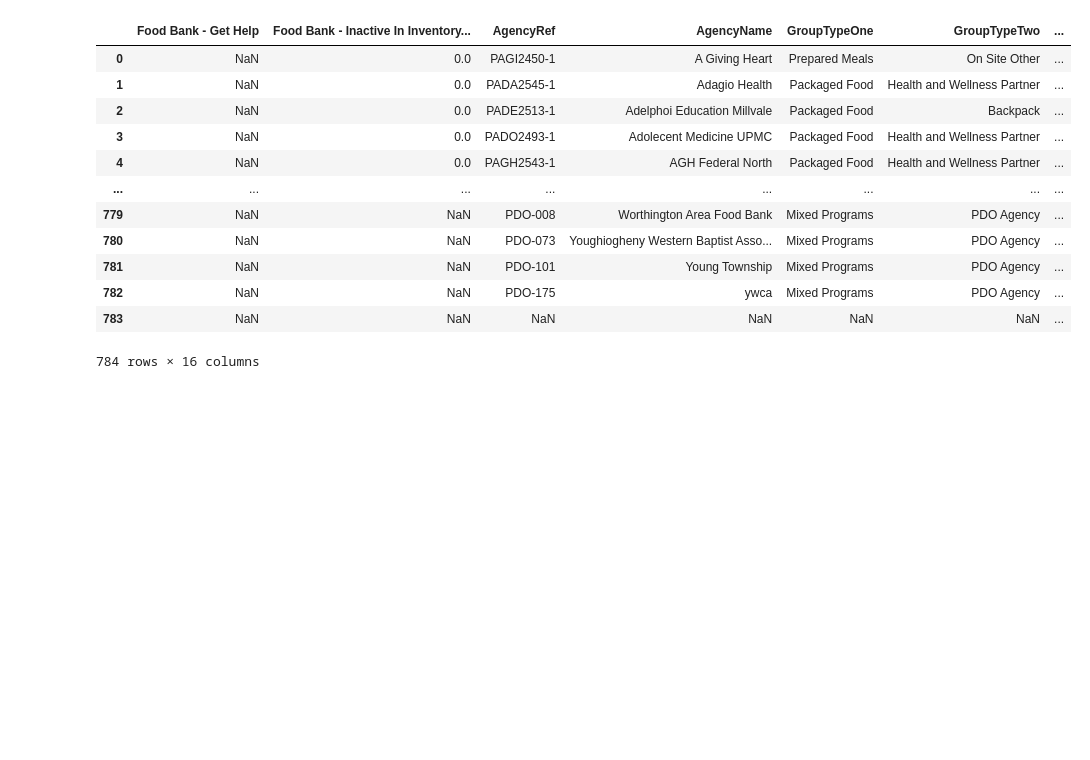
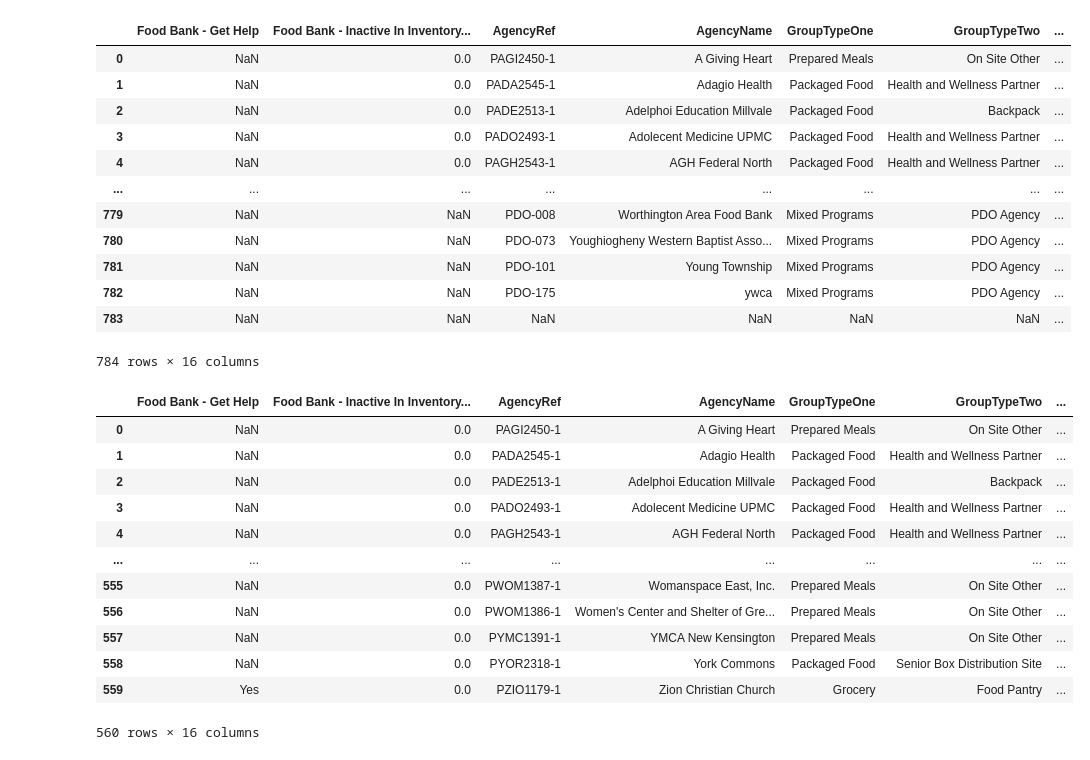
Before and after one commit to CodeForPittsburgh/food-access-map-data, a Jupyter notebook: notebooks/Greater_Pittsburgh_Community_Food_Bank.ipynb, the cells around one changed output. Cells and saved outputs as stored; diff of their text form; code cells hidden in the pictures; blank space fills up the shorter version.

```diff
--- a/notebooks/Greater_Pittsburgh_Community_Food_Bank.ipynb
+++ b/notebooks/Greater_Pittsburgh_Community_Food_Bank.ipynb
@@ -54,0 +33,43 @@ df['source_file'] = os.path.basename(in_path)
+# %%
+# Drop that one empty row at the end
+df = df[df['AgencyRef'].notna()]
+
+# Keep only active sites
+df = df[df['Food Bank - Inactive In Inventory System'] == 0] # what about all the blanks?
+
+# Assign some columns to schema fields
+df['original_id'] = df['AgencyRef']
+df['name'] = df['AgencyName']
+
+
+# Set some fields directly
+df['source_org'] = 'Greater Pittsburgh Community Food Bank'
+df['source_file'] = os.path.basename(in_path)
+df['type'] = 'food bank site'
+df['latlng_source'] = df['source_org']
+df['free_distribution'] = 1
+
+# Set the fresh_produce flag
+df['GroupTypes'] = df['GroupTypeOne'] + df['GroupTypeTwo'] + df['GroupTypeThree']
+df['fresh_produce'] = 0
+df.loc[df['GroupTypes'].str.contains('Grocery') | df['GroupTypes'].str.contains('Fresh Market'), 'fresh_produce'] = 1
+
+# Clean up and concatenate address fields
+df['Addr1'] = df['Addr1'].str.replace('  ', ' ').str.strip(' ')
+df['Addr2'] = df['Addr2'].str.replace('  ', ' ').str.strip(' ')
+df.loc[df['Addr2'].notna(), 'address'] = df['Addr1'] + ', ' + df['Addr2']
+df.loc[df['Addr2'].isna(), 'address'] = df['Addr1']
+# %% [output]
+|  | Food Bank - Get Help | Food Bank - Inactive In Inventory... | AgencyRef | AgencyName | GroupTypeOne | GroupTypeTwo | ... |
+| 0 | NaN | 0.0 | PAGI2450-1 | A Giving Heart | Prepared Meals | On Site Other | ... |
+| 1 | NaN | 0.0 | PADA2545-1 | Adagio Health | Packaged Food | Health and Wellness Partner | ... |
+| 2 | NaN | 0.0 | PADE2513-1 | Adelphoi Education Millvale | Packaged Food | Backpack | ... |
+| 3 | NaN | 0.0 | PADO2493-1 | Adolecent Medicine UPMC | Packaged Food | Health and Wellness Partner | ... |
+| 4 | NaN | 0.0 | PAGH2543-1 | AGH Federal North | Packaged Food | Health and Wellness Partner | ... |
+| ... | ... | ... | ... | ... | ... | ... | ... |
+| 555 | NaN | 0.0 | PWOM1387-1 | Womanspace East, Inc. | Prepared Meals | On Site Other | ... |
+| 556 | NaN | 0.0 | PWOM1386-1 | Women's Center and Shelter of Gre... | Prepared Meals | On Site Other | ... |
+| 557 | NaN | 0.0 | PYMC1391-1 | YMCA New Kensington | Prepared Meals | On Site Other | ... |
+| 558 | NaN | 0.0 | PYOR2318-1 | York Commons | Packaged Food | Senior Box Distribution Site | ... |
+| 559 | Yes | 0.0 | PZIO1179-1 | Zion Christian Church | Grocery | Food Pantry | ... |
+560 rows × 16 columns
```
Also changed, not shown: parts of 5 cells of this notebook.
